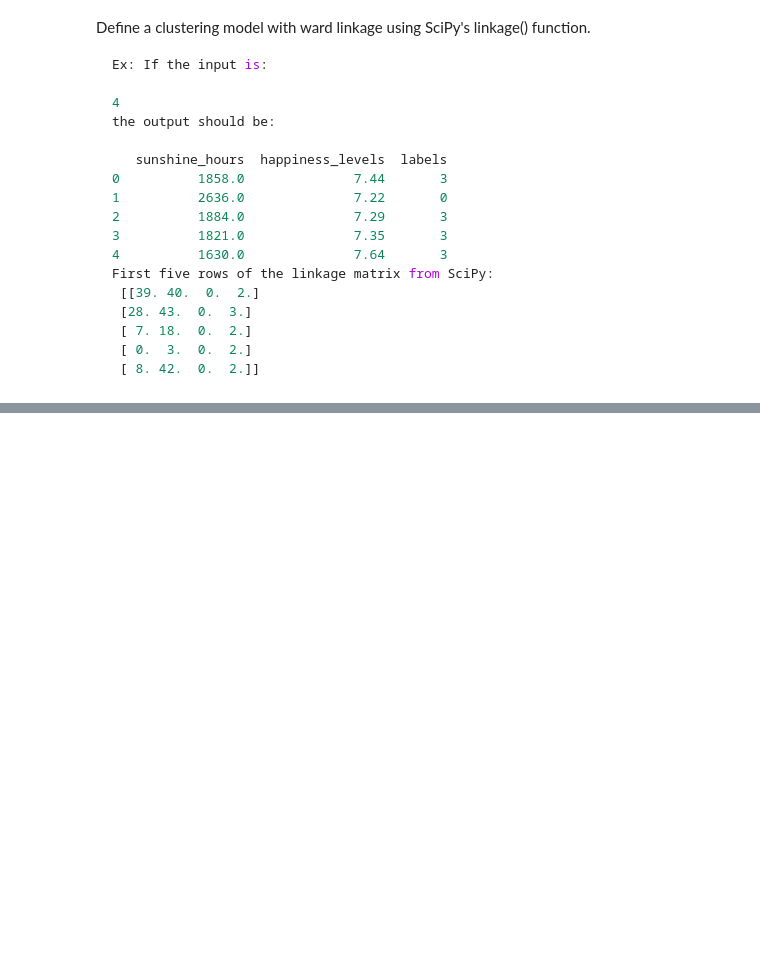
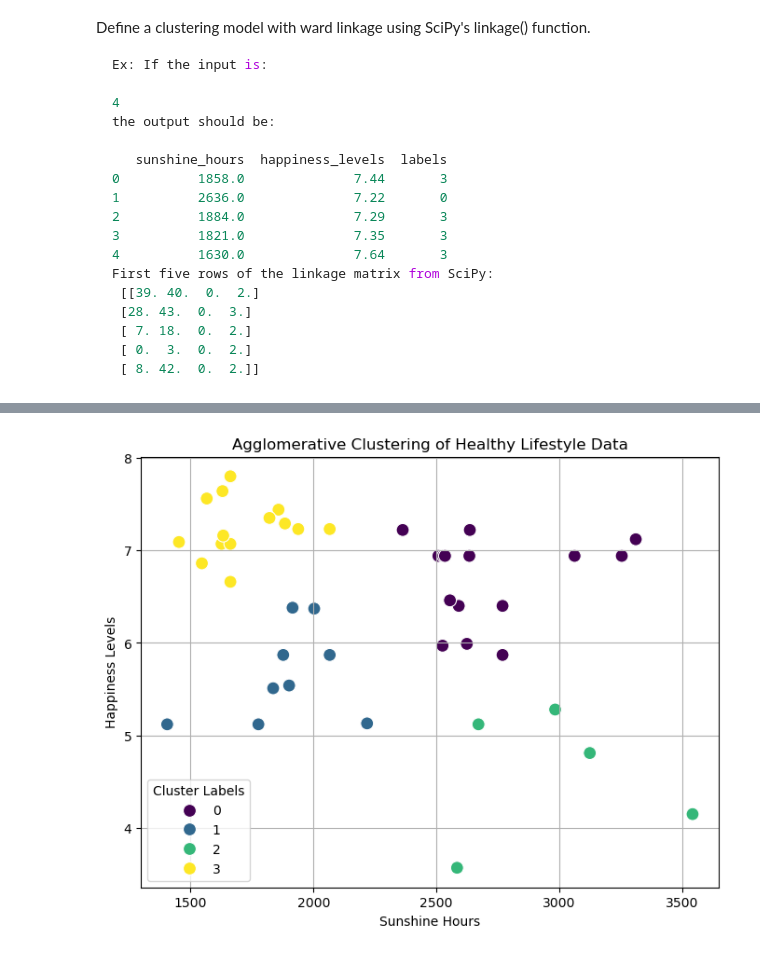
Before and after one commit to johnff9/CSB320Labs, a Jupyter notebook: Lab8/lab8-hierarchical.ipynb, the cells around one changed output, grey strips where cells are left out. Cells and saved outputs as stored; diff of their text form; code cells hidden in the pictures; blank space fills up the shorter version.

```diff
--- a/Lab8/lab8-hierarchical.ipynb
+++ b/Lab8/lab8-hierarchical.ipynb
@@ -61,7 +58,9 @@ X_scaled = pd.DataFrame(X_scaled, columns=['sunshine_hours', 'happiness_levels']
 # %%
 # Initialize and fit an agglomerative clustering model using ward linkage in scikit-learn, with a user-defined
 # number of clusters
-# Your code here
+from sklearn.cluster import AgglomerativeClustering
+clustersHealthySklearnFit = AgglomerativeClustering(n_clusters=number, linkage='ward')
+clustersHealthySklearnFit.fit(X_scaled)
 
 # Add cluster labels to the healthy dataframe
 healthy['labels'] = clustersHealthySklearnFit.labels_
@@ -69,12 +68,12 @@ print(healthy[['sunshine_hours', 'happiness_levels', 'labels']].head())
 
 # Perform agglomerative clustering using SciPy
 # Calculate the distances between all instances
-# Your code here
+distance_matrix = pdist(X)
 
 # Convert the distance matrix to a square matrix
-# Your code here
+distance_matrix_square = squareform(distance_matrix)
 
 # Define a clustering model with ward linkage
-clustersHealthyScipy = # Your code here
+clustersHealthyScipy = linkage(distance_matrix, method='ward')
 
 print('First five rows of the linkage matrix from SciPy:\n', np.round(clustersHealthyScipy[:5, :], 0))
@@ -81,9 +93,13 @@ print('First five rows of the linkage matrix from SciPy:\n', np.round(clustersHe
 # %%
 # Plot the clusters using matplotlib
 plt.figure(figsize=(8, 6))
 # Create Scatterplot here
+sns.scatterplot(data=healthy, x='sunshine_hours', y='happiness_levels', hue='labels', palette='viridis', s=100)
 plt.title('Agglomerative Clustering of Healthy Lifestyle Data')
-plt.xlabel('Standardized Sunshine Hours')
-plt.ylabel('Standardized Happiness Levels')
-plt.colorbar(label='Cluster')
+plt.xlabel('Sunshine Hours')
+plt.ylabel('Happiness Levels')
+plt.legend(title='Cluster Labels')
+plt.grid(True)
 plt.show()
+# %% [output]
+[figure, added]
```
Also changed, not shown: parts of 2 cells of this notebook, 3 other files.
